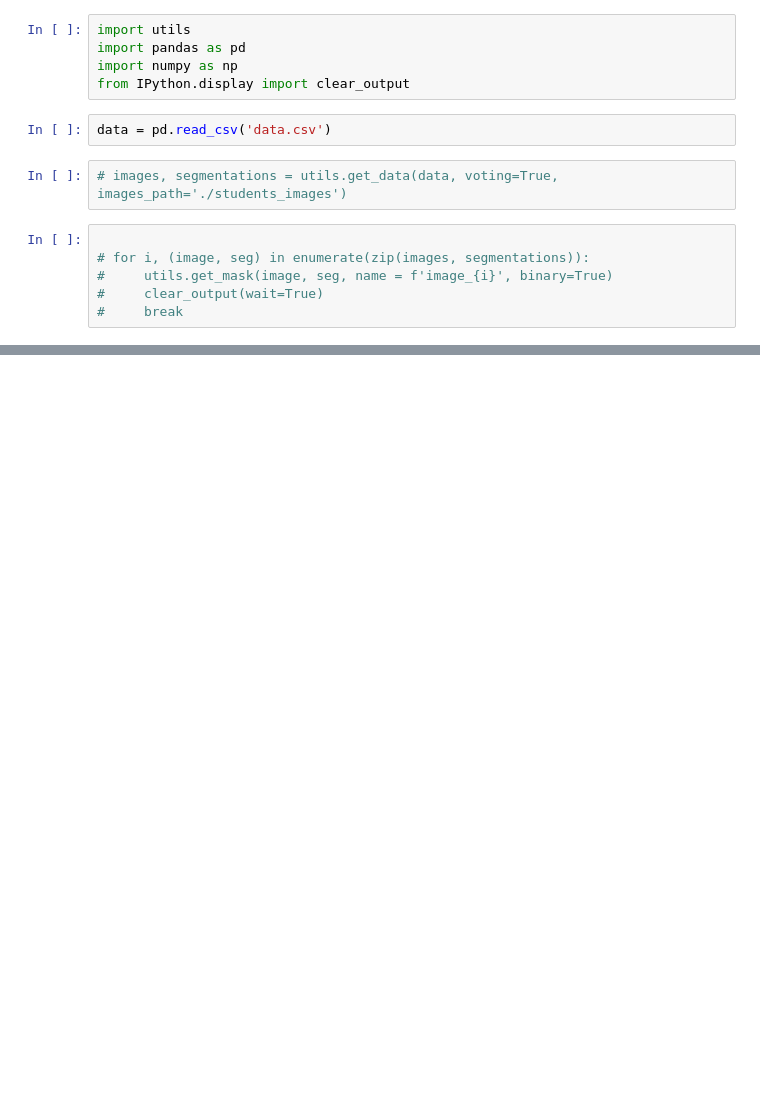
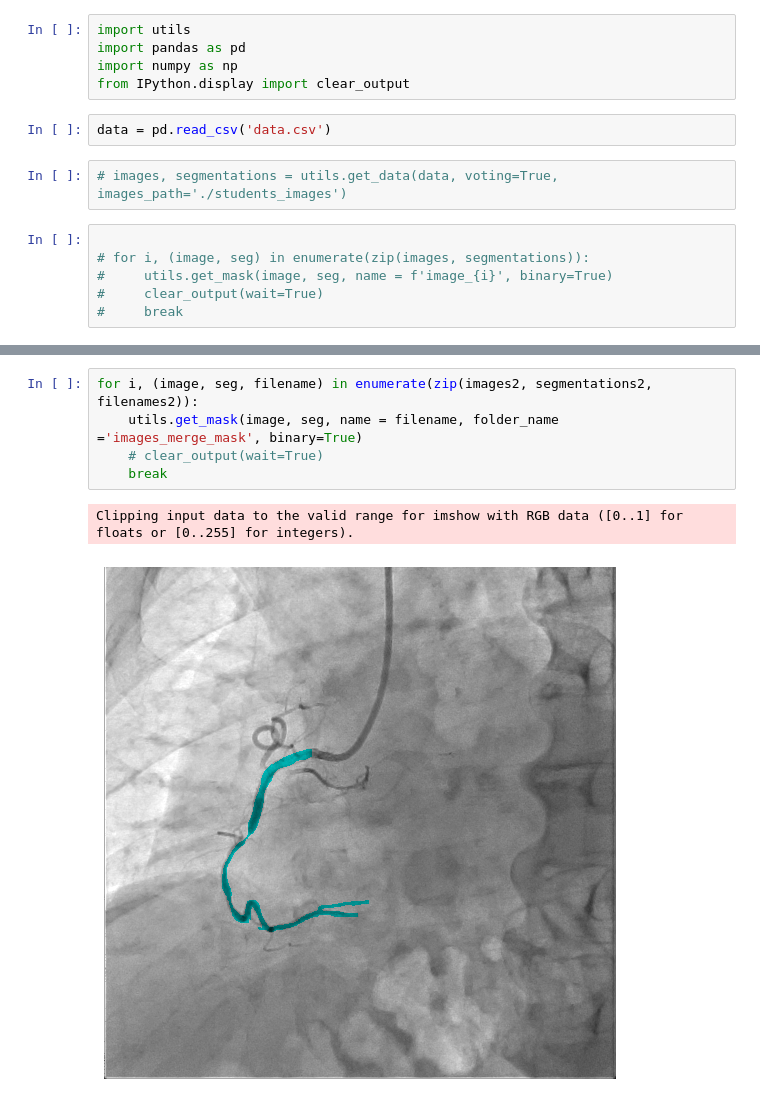
Before and after one commit to SzymixOz/semantic-segmentation-of-coronary-vessels, a Jupyter notebook: images.ipynb, the cells around one changed output, grey strips where cells are left out. Drawn from its saved outputs; the diff is of its cells as text; blank space fills up the shorter version.

```diff
--- a/images.ipynb
+++ b/images.ipynb
@@ -25,0 +26,8 @@ Clipping input data to the valid range for imshow with RGB data ([0..1] for floa
+# %%
+for i, (image, seg, filename) in enumerate(zip(images2, segmentations2, filenames2)):
+    utils.get_mask(image, seg, name = filename, folder_name ='images_merge_mask', binary=True)
+    # clear_output(wait=True)
+    break
+# %% [output]
+Clipping input data to the valid range for imshow with RGB data ([0..1] for floats or [0..255] for integers).
+[figure, added]
```
Also changed, not shown: parts of 2 cells of this notebook, 3 other files.
